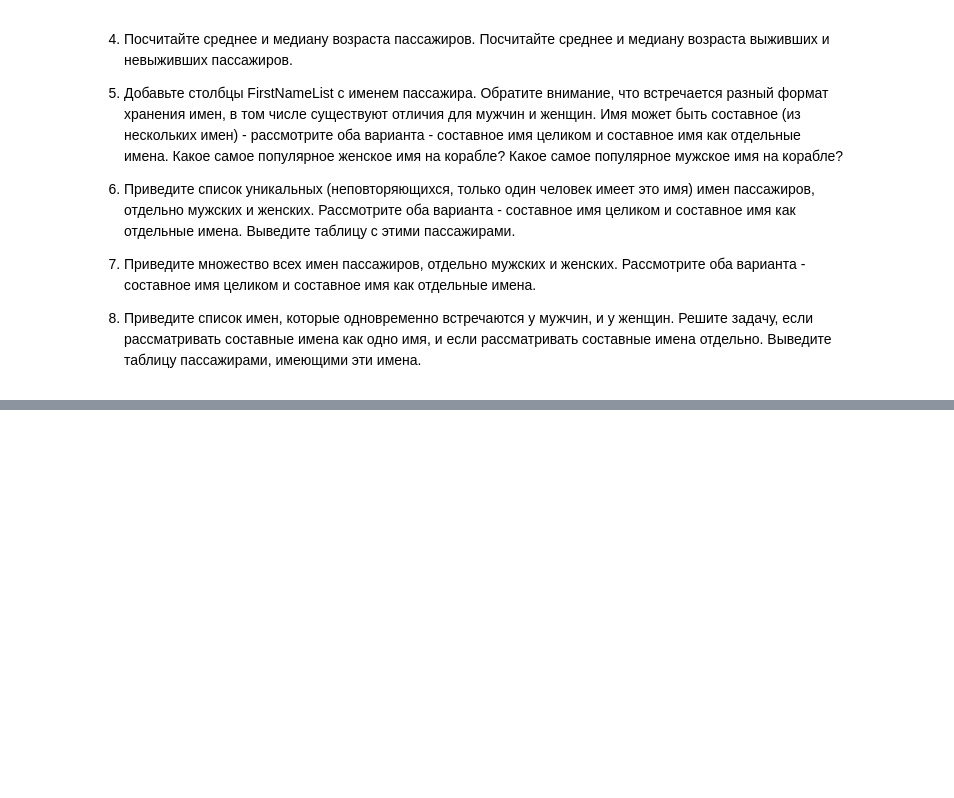
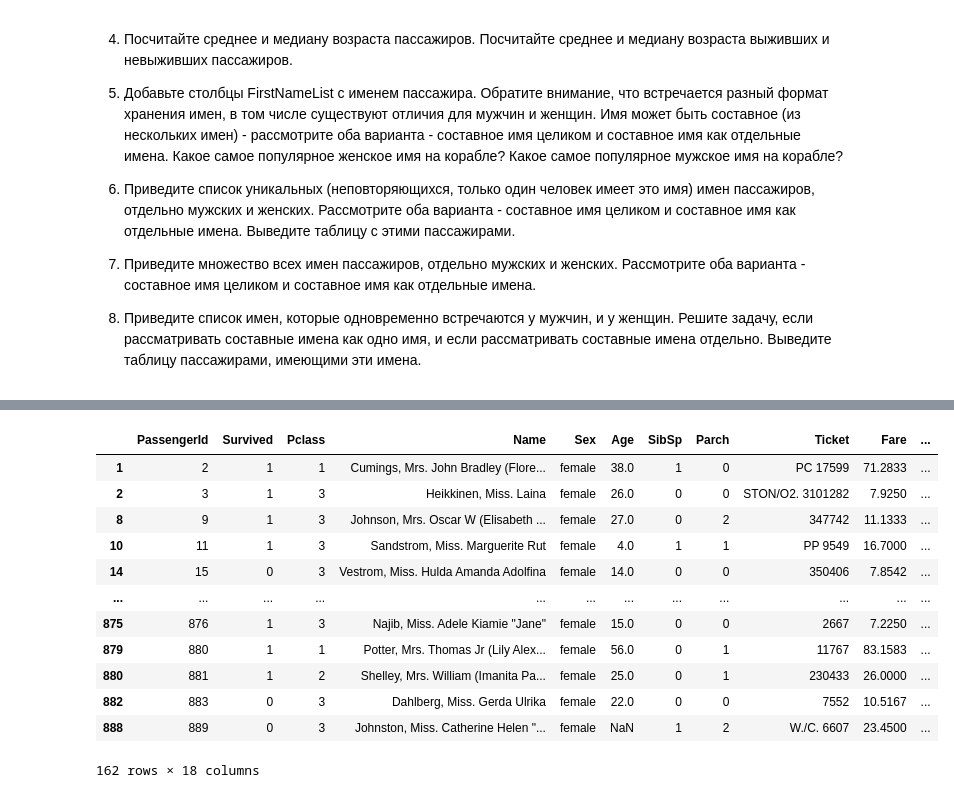
Before and after one commit to Strafred/vyatkaretto, a Jupyter notebook: lab_6/Lab_Python_6_PMI.ipynb, the cells around one changed output, grey strips where cells are left out. Saved outputs shown, nothing was run; the diff lists cells and outputs as text; code cells hidden in the pictures; blank space fills up the shorter version.

```diff
--- a/lab_6/Lab_Python_6_PMI.ipynb
+++ b/lab_6/Lab_Python_6_PMI.ipynb
@@ -226,0 +328,16 @@ for i in df_titanic.transpose():
+# %%
+females[females["IsFirstNameListUnique"] == True]
+# %% [output]
+|  | PassengerId | Survived | Pclass | Name | Sex | Age | SibSp | Parch | Ticket | Fare | ... |
+| 1 | 2 | 1 | 1 | Cumings, Mrs. John Bradley (Flore... | female | 38.0 | 1 | 0 | PC 17599 | 71.2833 | ... |
+| 2 | 3 | 1 | 3 | Heikkinen, Miss. Laina | female | 26.0 | 0 | 0 | STON/O2. 3101282 | 7.9250 | ... |
+| 8 | 9 | 1 | 3 | Johnson, Mrs. Oscar W (Elisabeth ... | female | 27.0 | 0 | 2 | 347742 | 11.1333 | ... |
+| 10 | 11 | 1 | 3 | Sandstrom, Miss. Marguerite Rut | female | 4.0 | 1 | 1 | PP 9549 | 16.7000 | ... |
+| 14 | 15 | 0 | 3 | Vestrom, Miss. Hulda Amanda Adolfina | female | 14.0 | 0 | 0 | 350406 | 7.8542 | ... |
+| ... | ... | ... | ... | ... | ... | ... | ... | ... | ... | ... | ... |
+| 875 | 876 | 1 | 3 | Najib, Miss. Adele Kiamie "Jane" | female | 15.0 | 0 | 0 | 2667 | 7.2250 | ... |
+| 879 | 880 | 1 | 1 | Potter, Mrs. Thomas Jr (Lily Alex... | female | 56.0 | 0 | 1 | 11767 | 83.1583 | ... |
+| 880 | 881 | 1 | 2 | Shelley, Mrs. William (Imanita Pa... | female | 25.0 | 0 | 1 | 230433 | 26.0000 | ... |
+| 882 | 883 | 0 | 3 | Dahlberg, Miss. Gerda Ulrika | female | 22.0 | 0 | 0 | 7552 | 10.5167 | ... |
+| 888 | 889 | 0 | 3 | Johnston, Miss. Catherine Helen "... | female | NaN | 1 | 2 | W./C. 6607 | 23.4500 | ... |
+162 rows × 18 columns
```
Also changed, not shown: parts of 7 cells of this notebook.
